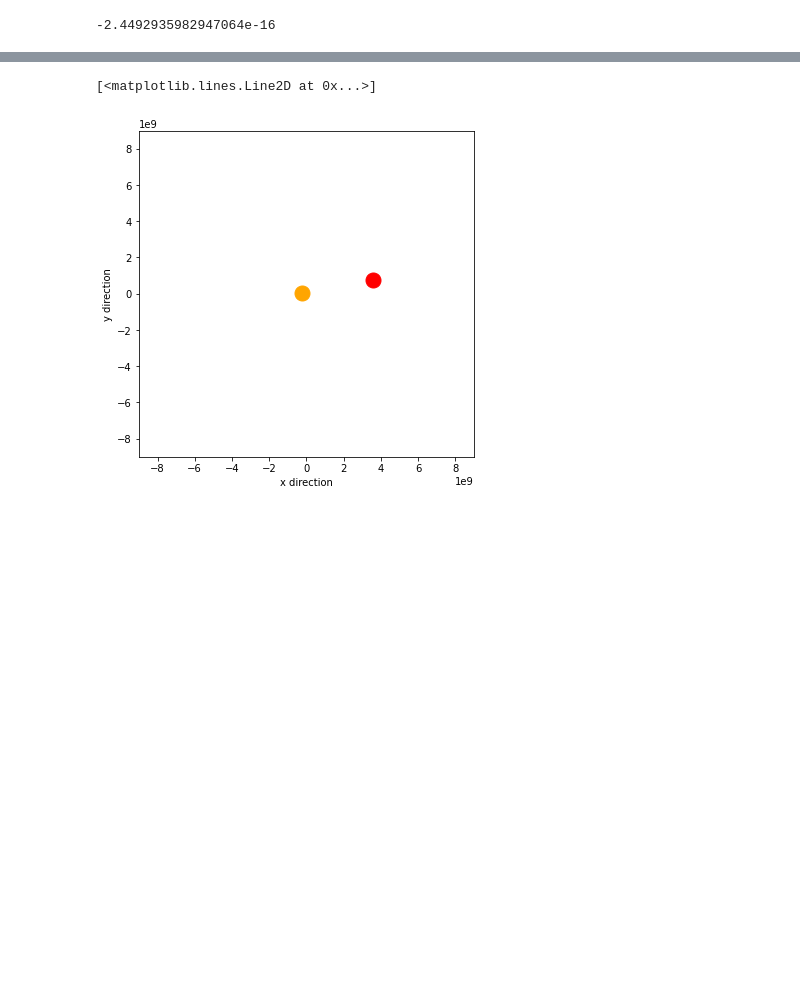
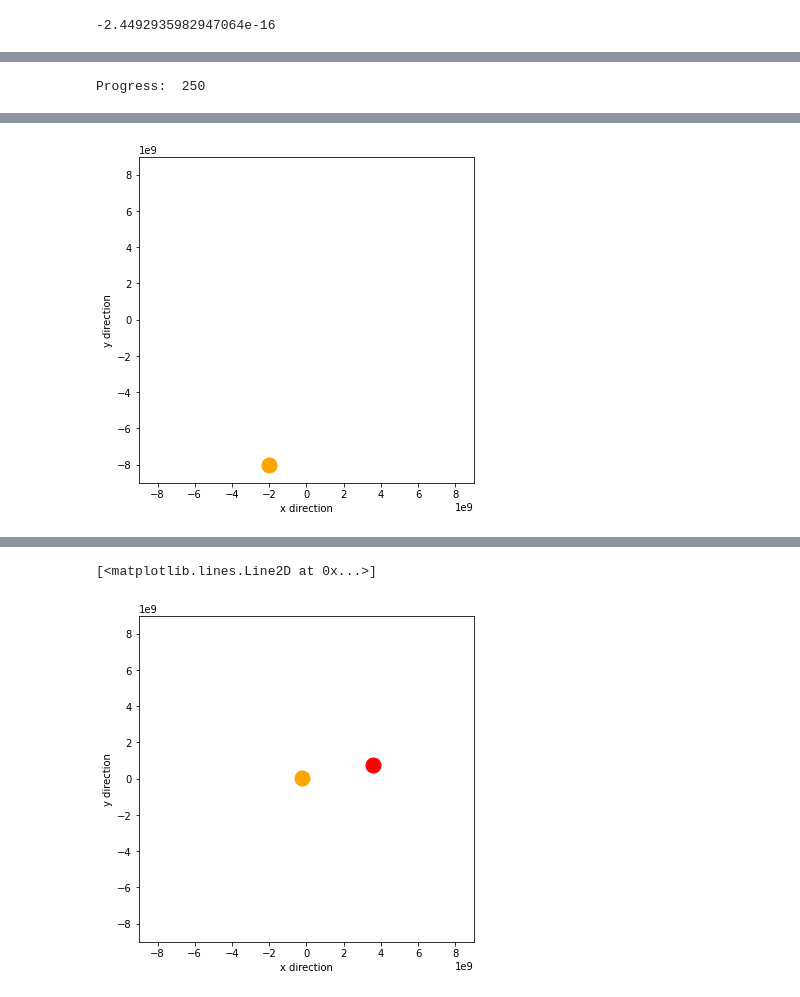
Before and after one commit to mahmud-nobe/Physics_Simulation_Tutorial, a Jupyter notebook: N_body_simulation/N_body_simulation.ipynb, the cells around one changed output, grey strips where cells are left out. Drawn from its saved outputs; the diff is of its cells as text; code cells hidden in the pictures; blank space fills up the shorter version.

Commit message:
Animation is running, but still the simulation is not working properly

```diff
--- a/N_body_simulation/N_body_simulation.ipynb
+++ b/N_body_simulation/N_body_simulation.ipynb
@@ -188,9 +136,9 @@ system = System(bodies, time_step=t_step, scale = scale)
 
 system.display()
 
-for i in range(1000000):
-    system.update()
-    if i%100000 == 0:
-        system.display()
+#for i in range(1000000):
+#    system.update()
+#    if i%100000 == 0:
+#        system.display()
 # %% [output]
 [figure]
@@ -206,0 +145,62 @@ for i in range(1000000):
+# %%
+## Animation code from the study guide
+
+from IPython.display import clear_output
+import matplotlib.pyplot as plt
+import numpy as np
+import matplotlib.animation as animation
+from IPython.display import HTML
+#For displaying animations inside the jupyter notebook
+%matplotlib inline
+
+def animate(i, system, lines):
+    #Run 200 update steps between each frame.
+		#Can be used to regulate the 'speed' of the animation with affecting accuracy.
+    for _ in range(200):
+        system.update()
+    #Your code shouldn't take much more than ~2 seconds per 50 frames
+    if i%50==0:
+        clear_output(wait=True)
+        print("Progress: ",i)
+
+    #Update plot for animation
+    for i in range(len(system.bodies)):
+        lines[i].set_data(system.bodies[i].position[0], system.bodies[i].position[1])
+    return lines
+
+
+#The lower, the more accurate the simulation and the slower the gif is. In seconds.
+t_step = 1e3
+system = System(bodies, time_step=t_step)
+system.display()
+
+
+#Create figure
+lines = [None] * len(bodies)
+fig = plt.figure(figsize = (6,6))
+ax = plt.subplot(xlim = (-3*scale, 3*scale), ylim = (-3*scale, 3*scale))
+
+#Create initial frame
+for i in range(len(bodies)):
+    lines[i], = ax.plot(bodies[i].position[0], bodies[i].position[1],
+          marker = 'o', color = bodies[i].color, ms = bodies[i].size)
+
+#Length of animation in frames
+frame_count = np.arange(1, 300)
+#Create animation
+ani = animation.FuncAnimation(fig, animate, frame_count,
+                              interval = 50, blit = True, fargs = [system, lines])
+ax.set_xlabel('x direction')
+ax.set_ylabel('y direction')
+
+#Comment away the animation line to run the simulation indefinitely in the editor
+print("Writing to file")
+
+HTML(ani.to_html5_video())
+
+#ani.save("OrbitSimulation.gif")
+#print("Done")
+
+#plt.show()
+# %% [output]
+Progress:  250
@@ -207,3 +208,4 @@ for i in range(1000000):
+[figure, added]
 # %%
 for i in range(len(system.bodies)):
     plt.plot(system.bodies[i].position[0], system.bodies[i].position[1],
```
Also changed, not shown: parts of 11 cells of this notebook.
